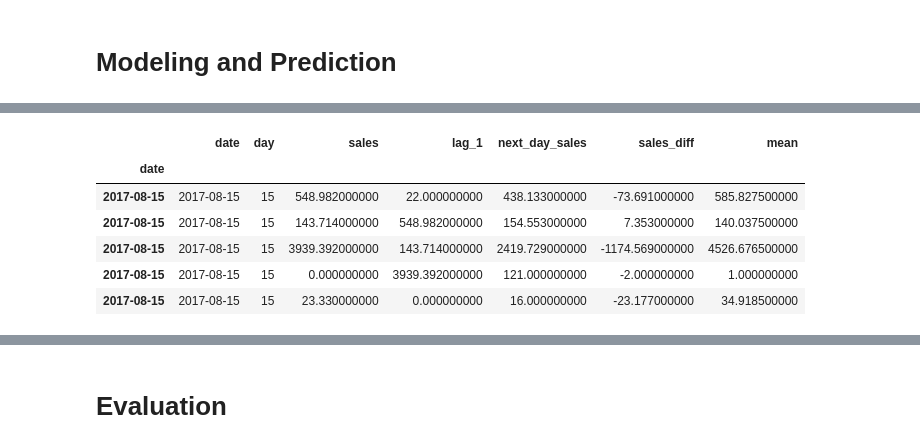
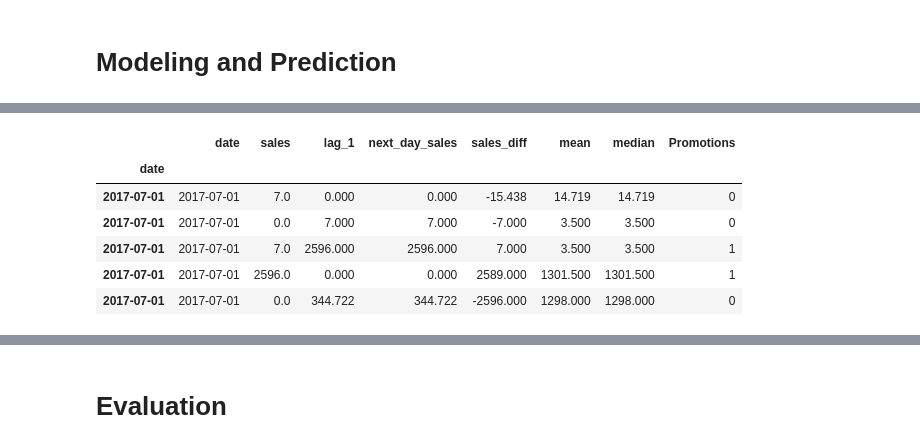
Before and after one commit to analyst-sisey/Time-Series-Forecasting, a Jupyter notebook: Time Series Forecasting of Store Sales -Regression Project .ipynb, the cells around one changed output, grey strips where cells are left out. Saved outputs shown, nothing was run; the diff lists cells and outputs as text; code cells hidden in the pictures.

```diff
--- a/Time Series Forecasting of Store Sales -Regression Project .ipynb
+++ b/Time Series Forecasting of Store Sales -Regression Project .ipynb
@@ -1297,5 +1300,26 @@ df_train['next_day_sales'] = df_train.groupby("family")['sales'].shift(-1)
 # %%
-df_train['sales_diff'] = df_train.groupby("family")['sales'].diff(1)
+#df_train['sales_diff'] = df_train.groupby("family")['sales'].diff(1)
+
+df_train['sales_diff'] = df_train['sales'].diff(1)
 # %%
 #Rolling statistics
-df_train['mean']=df_train.groupby("family")['sales'].rolling(2).mean().reset_index(level=0, drop=True)
+#df_train['mean']=df_train.groupby("family")['sales'].rolling(2).mean().reset_index(level=0, drop=True)
+#df_train['median']=df_train.groupby("family")['sales'].rolling(2).median().reset_index(level=0, drop=True)
+
+#Rolling statistics
+df_train['mean']=df_train['sales'].rolling(2).mean().reset_index(level=0, drop=True)
+df_train['median']=df_train['sales'].rolling(2).median().reset_index(level=0, drop=True)
+# %%
+#One-hot encoding the on promotion column
+#a= df_train["onpromotion"]
+category= pd.cut(df_train["onpromotion"],bins=[.0,0.9,400,741],labels=["False","True","True"],ordered=False)
+df_train.insert(5,"Promotions",category)
+
+#Lets replace the missing values in the sector column with 'undisclosed'
+df_train['Promotions'].fillna('False', inplace = True)
+df_train
+
+from sklearn.preprocessing import LabelEncoder
+promotion_encoder = LabelEncoder()
+df_train['Promotions'] = promotion_encoder.fit_transform(df_train['Promotions'])
+df_train
@@ -1302,5 +1352,5 @@ df_train['mean']=df_train.groupby("family")['sales'].rolling(2).mean().reset_ind
 # %%
-data =df_train[['date','day','sales','lag_1','next_day_sales','sales_diff','mean',]]
+data =df_train[['date','sales','day','weekday','month','lag_1','next_day_sales','sales_diff','mean','median','Promotions','freq']]
 # %%
 # Dropping missing values
 data.dropna(inplace=True)
@@ -1354,20 +1408,20 @@ data['date'].min(), data['date'].max(), (data['date'].max() -data['date'].min())
 # %%
 #Split data into train and validation data
-data['date'].min(), data['date'].max(), (data['date'].max() -data['date'].min())
+#data['date'].min(), data['date'].max(), (data['date'].max() -data['date'].min())
 
-#data.index = pd.to_datetime(data['date'])
+data.index = pd.to_datetime(data['date'])
 
-Train=data.loc['2013-01-01':'2017-06-31']
+train1=data.loc['2013-01-01':'2017-06-30']
 valid=data.loc['2017-07-01':'2017-08-15']
 
-Train.shape, valid.shape
-valid.tail()
+train1.shape, valid.shape
+valid.head()
 # %% [output]
-|  | date | day | sales | lag_1 | next_day_sales | sales_diff | mean |
-| date |  |  |  |  |  |  |  |
-| 2017-08-15 | 2017-08-15 | 15 | 548.982000000 | 22.000000000 | 438.133000000 | -73.691000000 | 585.827500000 |
-| 2017-08-15 | 2017-08-15 | 15 | 143.714000000 | 548.982000000 | 154.553000000 | 7.353000000 | 140.037500000 |
-| 2017-08-15 | 2017-08-15 | 15 | 3939.392000000 | 143.714000000 | 2419.729000000 | -1174.569000000 | 4526.676500000 |
-| 2017-08-15 | 2017-08-15 | 15 | 0.000000000 | 3939.392000000 | 121.000000000 | -2.000000000 | 1.000000000 |
-| 2017-08-15 | 2017-08-15 | 15 | 23.330000000 | 0.000000000 | 16.000000000 | -23.177000000 | 34.918500000 |
+|  | date | sales | lag_1 | next_day_sales | sales_diff | mean | median | Promotions |
+| date |  |  |  |  |  |  |  |  |
+| 2017-07-01 | 2017-07-01 | 7.0 | 0.000 | 0.000 | -15.438 | 14.719 | 14.719 | 0 |
+| 2017-07-01 | 2017-07-01 | 0.0 | 7.000 | 7.000 | -7.000 | 3.500 | 3.500 | 0 |
+| 2017-07-01 | 2017-07-01 | 7.0 | 2596.000 | 2596.000 | 7.000 | 3.500 | 3.500 | 1 |
+| 2017-07-01 | 2017-07-01 | 2596.0 | 0.000 | 0.000 | 2589.000 | 1301.500 | 1301.500 | 1 |
+| 2017-07-01 | 2017-07-01 | 0.0 | 344.722 | 344.722 | -2596.000 | 1298.000 | 1298.000 | 0 |
 # %%
```
Also changed, not shown: parts of 79 cells of this notebook.
